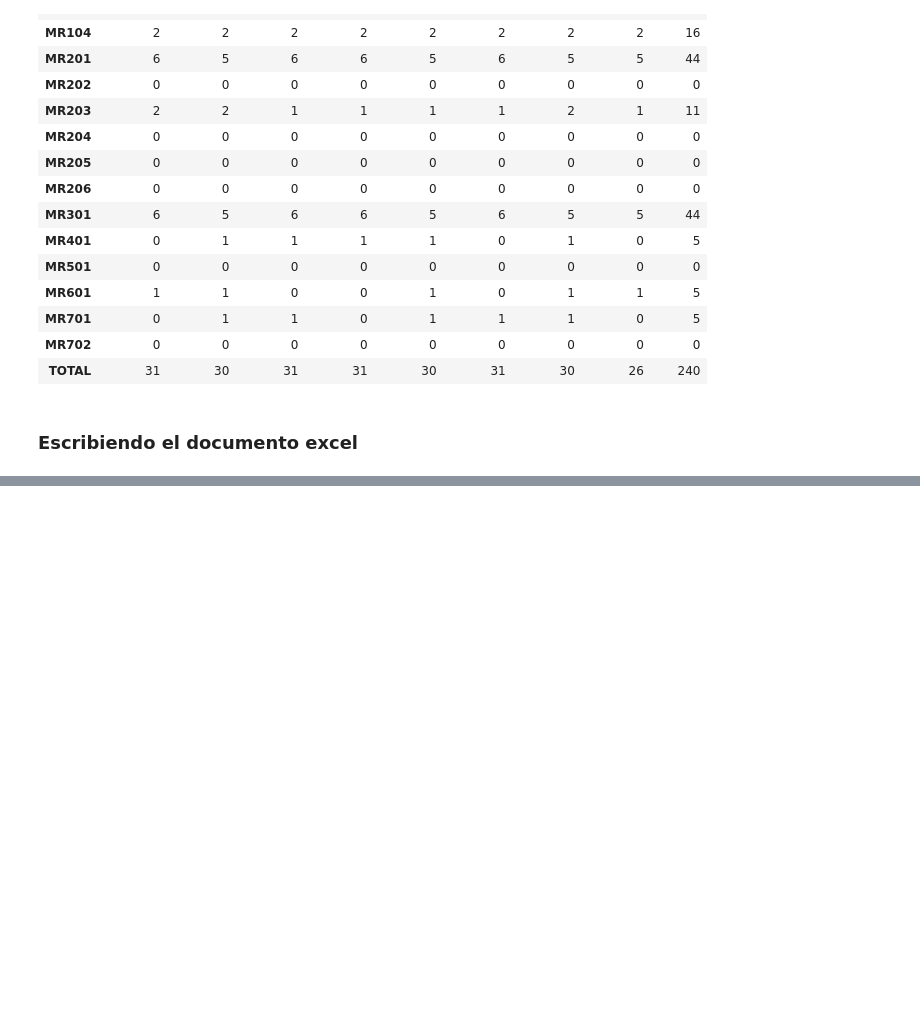
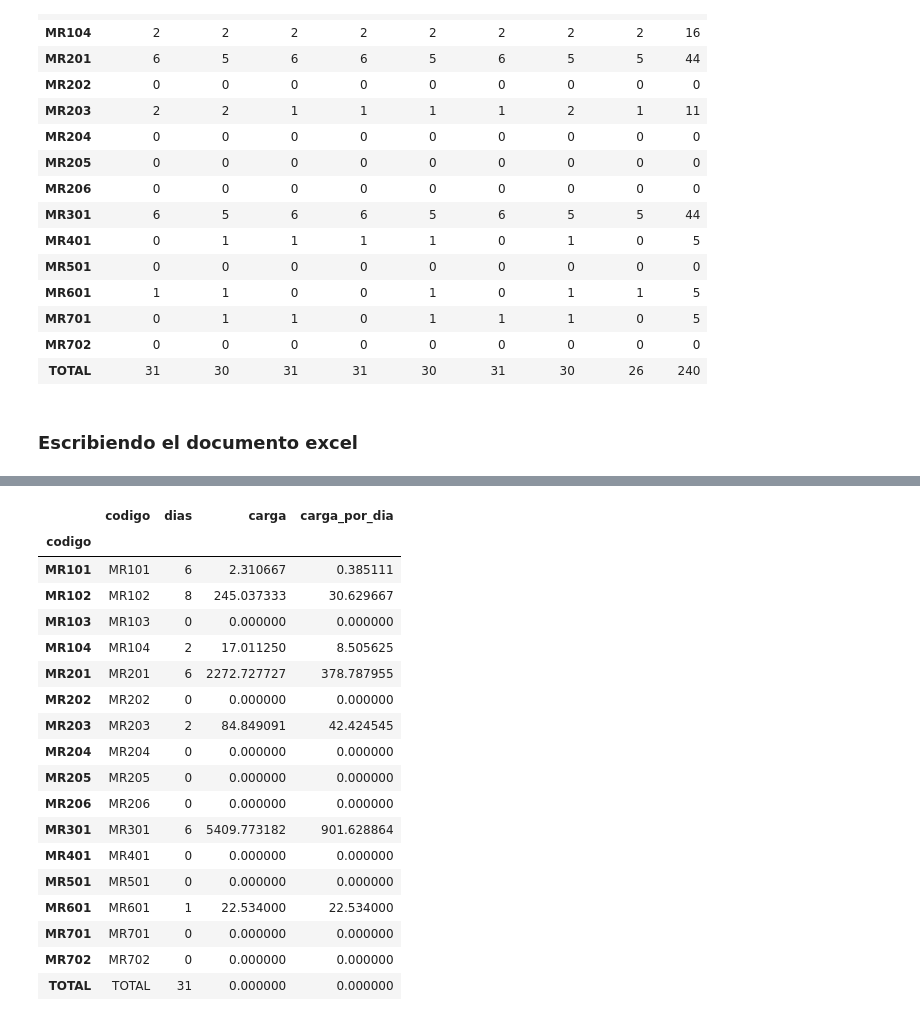
Before and after one commit to eder3232/ivp-cronogramas, a Jupyter notebook: src/main.ipynb, the cells around one changed output, grey strips where cells are left out. Drawn from its saved outputs; the diff is of its cells as text; code cells hidden in the pictures; blank space fills up the shorter version.

```diff
--- a/src/main.ipynb
+++ b/src/main.ipynb
@@ -267,7 +383,7 @@ df.head(18)
 # %%
 full_months = pd.period_range('2025-01', '2025-12', freq='M').strftime('%Y-%m').tolist()
 # %%
-df_full   = df.reindex(columns=full_months, fill_value=0)
+df_full   = monthly_activities_summary_df.reindex(columns=full_months, fill_value=0)
 # %% [markdown]
 ### Escribiendo el documento excel
 # %%
@@ -524,0 +765,45 @@ wb.close()
+# %%
+# Lista de meses (excluyendo TOTAL)
+meses = [col for col in monthly_activities_summary_df.columns if col != "TOTAL"]
+
+# Diccionario para almacenar los DataFrames por mes
+dfs_por_mes = {}
+
+for mes in meses:
+    # Crear el DataFrame del mes con 'codigo', 'dias', 'carga'
+    df_mes = pd.DataFrame({
+        'codigo': monthly_activities_summary_df.index,
+        'dias': monthly_activities_summary_df[mes],
+        'carga': load_df[mes]
+    })
+
+    # Calcular la carga por día (evitando división por cero)
+    df_mes['carga_por_dia'] = df_mes.apply(
+        lambda row: row['carga'] / row['dias'] if row['dias'] != 0 else 0, axis=1
+    )
+
+    # Guardar el DataFrame en el diccionario
+    dfs_por_mes[mes] = df_mes
+
+# Ejemplo: ver "2025-05"
+dfs_por_mes["2025-05"]
+# %% [output]
+|  | codigo | dias | carga | carga_por_dia |
+| codigo |  |  |  |  |
+| MR101 | MR101 | 6 | 2.310667 | 0.385111 |
+| MR102 | MR102 | 8 | 245.037333 | 30.629667 |
+| MR103 | MR103 | 0 | 0.000000 | 0.000000 |
+| MR104 | MR104 | 2 | 17.011250 | 8.505625 |
+| MR201 | MR201 | 6 | 2272.727727 | 378.787955 |
+| MR202 | MR202 | 0 | 0.000000 | 0.000000 |
+| MR203 | MR203 | 2 | 84.849091 | 42.424545 |
+| MR204 | MR204 | 0 | 0.000000 | 0.000000 |
+| MR205 | MR205 | 0 | 0.000000 | 0.000000 |
+| MR206 | MR206 | 0 | 0.000000 | 0.000000 |
+| MR301 | MR301 | 6 | 5409.773182 | 901.628864 |
+| MR401 | MR401 | 0 | 0.000000 | 0.000000 |
+| MR501 | MR501 | 0 | 0.000000 | 0.000000 |
+| MR601 | MR601 | 1 | 22.534000 | 22.534000 |
+| MR701 | MR701 | 0 | 0.000000 | 0.000000 |
+| MR702 | MR702 | 0 | 0.000000 | 0.000000 |
+| TOTAL | TOTAL | 31 | 0.000000 | 0.000000 |
```
Also changed, not shown: parts of 24 cells of this notebook, 9 other files.
